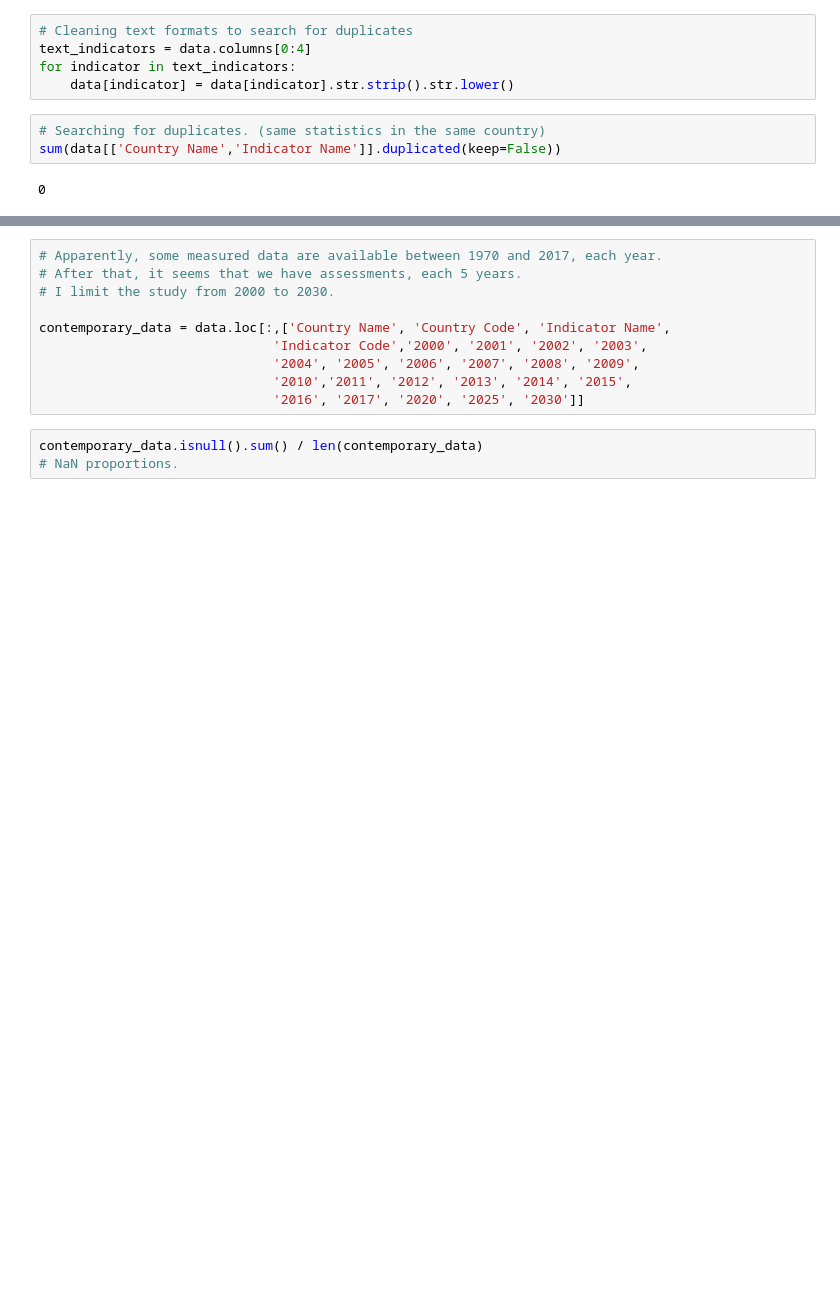
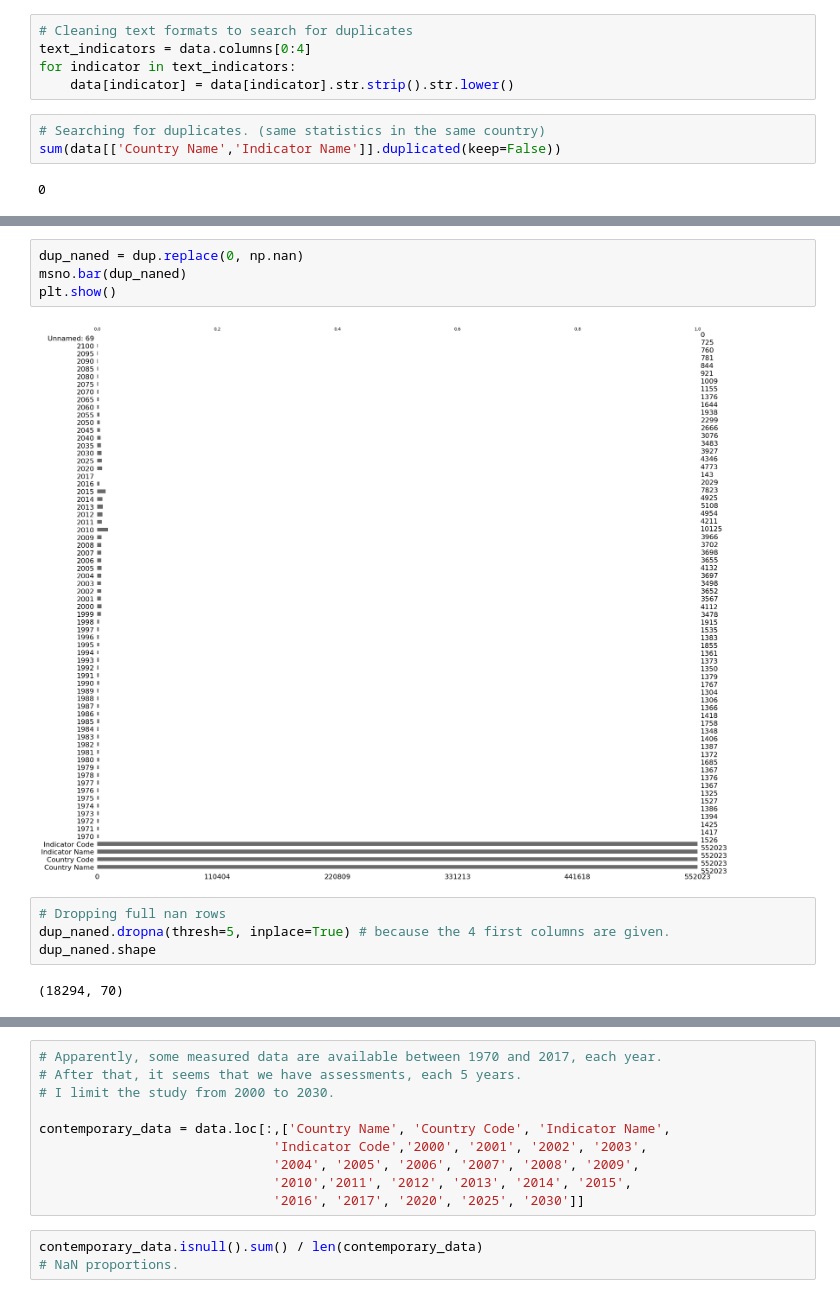
Before and after one commit to JulienfLeBoucher/OC_Edtech, a Jupyter notebook: LE-BOUCHER_Julien_1_notebook_122022.ipynb, the cells around one changed output, grey strips where cells are left out. Drawn from its saved outputs; the diff is of its cells as text; blank space fills up the shorter version.

```diff
--- a/LE-BOUCHER_Julien_1_notebook_122022.ipynb
+++ b/LE-BOUCHER_Julien_1_notebook_122022.ipynb
@@ -133,0 +164,12 @@ sum(data[['Country Name','Indicator Name']].duplicated(keep=False))
+# %%
+dup_naned = dup.replace(0, np.nan)
+msno.bar(dup_naned)
+plt.show()
+# %% [output]
+[figure, added]
+# %%
+# Dropping full nan rows
+dup_naned.dropna(thresh=5, inplace=True) # because the 4 first columns are given.
+dup_naned.shape
+# %% [output]
+(18294, 70)
```
Also changed, not shown: parts of 38 cells of this notebook.
